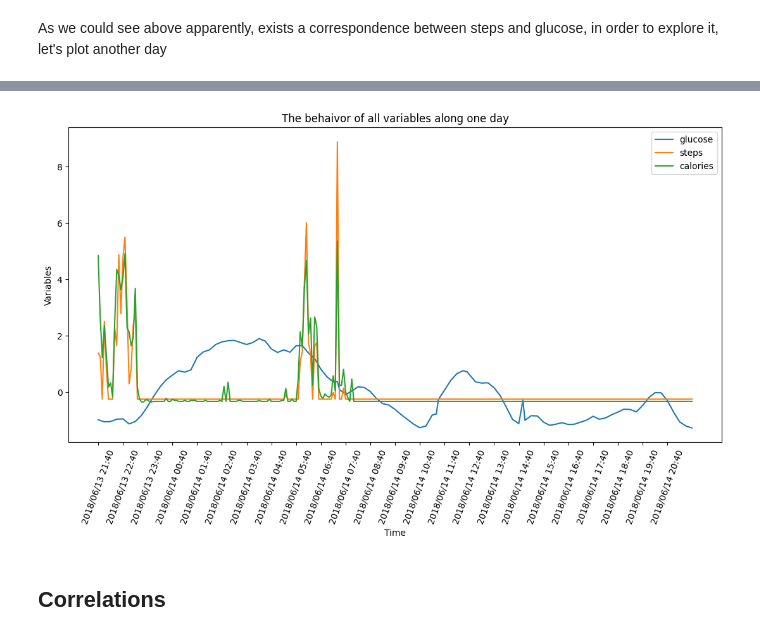
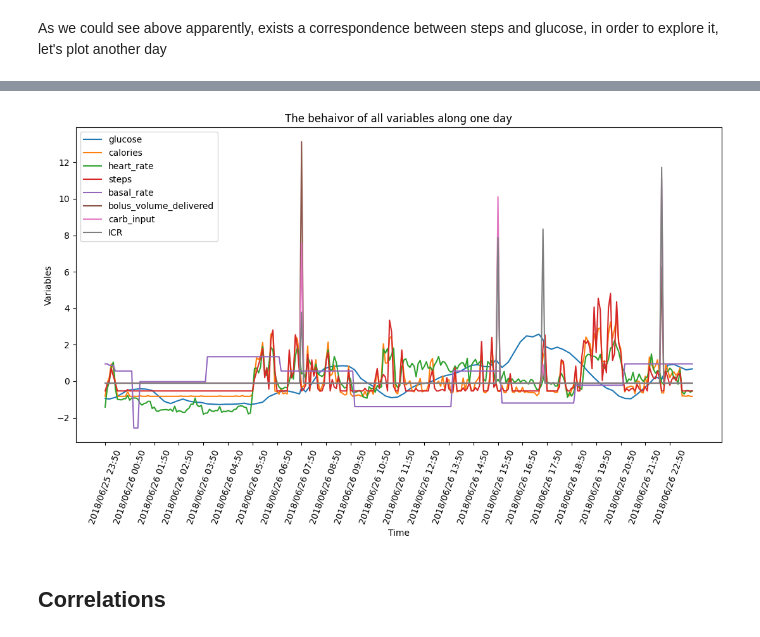
Before and after one commit to LuisDogo/Hypoglycemia_Prediction, a Jupyter notebook: notebooks/patient3_exog.ipynb, the cells around one changed output, grey strips where cells are left out. Cells and saved outputs as stored; diff of their text form; code cells hidden in the pictures.

Commit message:
Mistakes ploting all variables has been fixed

```diff
--- a/notebooks/patient3_exog.ipynb
+++ b/notebooks/patient3_exog.ipynb
@@ -97,21 +97,21 @@ data[data['ICR'] != 0]
 # %% [markdown]
 Let's visualize glucose, carbs, ICR and rapid-acting insulin at the same time, in order to visualize it properly, we normalize it
 # %%
-def get_ticks(size_window, array_dates):
+def get_ticks(size_window, time_axis):
     index_ticks = []
     j = 0
     i = 0
     while j != 288: ## A day contains 288 samples
         i = j
-        index_ticks.append(i)
+        index_ticks.append(time_axis.index[i])
         j += size_window
-    ticks = array_dates[index_ticks]
+    ticks = time_axis[index_ticks]
     label_ticks = ticks.dt.strftime('%Y/%m/%d %H:%M')
     return ticks, label_ticks
 # %%
 one_day = data[:289]
 figure, ax = plt.subplots(1,1, figsize=(11, 5))
-ticks, ticks_labels = get_ticks(12, array_dates=data['time'])
+ticks, ticks_labels = get_ticks(12, data['time'])
 ax.plot(one_day['time'], one_day['glucose'])
 ax.set(title='HUPA0003P glucose through the time', xlabel='Time', ylabel='Glucose')
 ax.set_xticks(ticks)
@@ -127,5 +127,8 @@ def normalize(data):
     if std == 0:
         return data - mean
     return (data - mean) / std
+# %%
+def normalize_df(df):
+    return df.select_dtypes(include='float64').apply(normalize, axis=0)
 # %% [markdown]
 ## All variables together
@@ -134,9 +135,13 @@ one_day_normalized = one_day.drop(labels='time', axis=1).apply(normalize, axis=0
 # %%
-def plot_variables_normalized(normalized_df):
-    figure, ax = plt.subplots(1,1, figsize=(11, 7))
-    ticks, ticks_labels = get_ticks(12, array_dates=one_day['time'])
+def plot_variables_normalized(df):
+    ## Firstly normalize it and get time_axis
+    time_axis = df['time']
+    normalized_df = normalize_df(df)
+    ## Now plot it
+    _, ax = plt.subplots(1,1, figsize=(11, 7))
+    ticks, ticks_labels = get_ticks(12, time_axis)
     for c in normalized_df.columns:
-        ax.plot(one_day['time'], normalized_df[c], label=f'{c}')
+        ax.plot(time_axis, normalized_df[c], label=f'{c}')
     ax.set(title='The behaivor of all variables along one day', xlabel='Time', ylabel='Variables')
     ax.set_xticks(ticks)
     ax.set_xticklabels(ticks_labels, rotation=70)
@@ -164,7 +165,8 @@ plot_variables_normalized(data[289:578].drop('time', axis=1).apply(normalize, ax
 # %%
-plot_variables_normalized(data[289:578].drop('time', axis=1)[['glucose', 'steps', 'calories']].apply(normalize, axis=0))
+last_day = data[-288:]
+plot_variables_normalized(last_day)
 # %% [output]
-[figure, old version]
+[figure, new version]
 # %% [markdown]
 ## Correlations
 # %%
```
Also changed, not shown: parts of 15 cells of this notebook.
